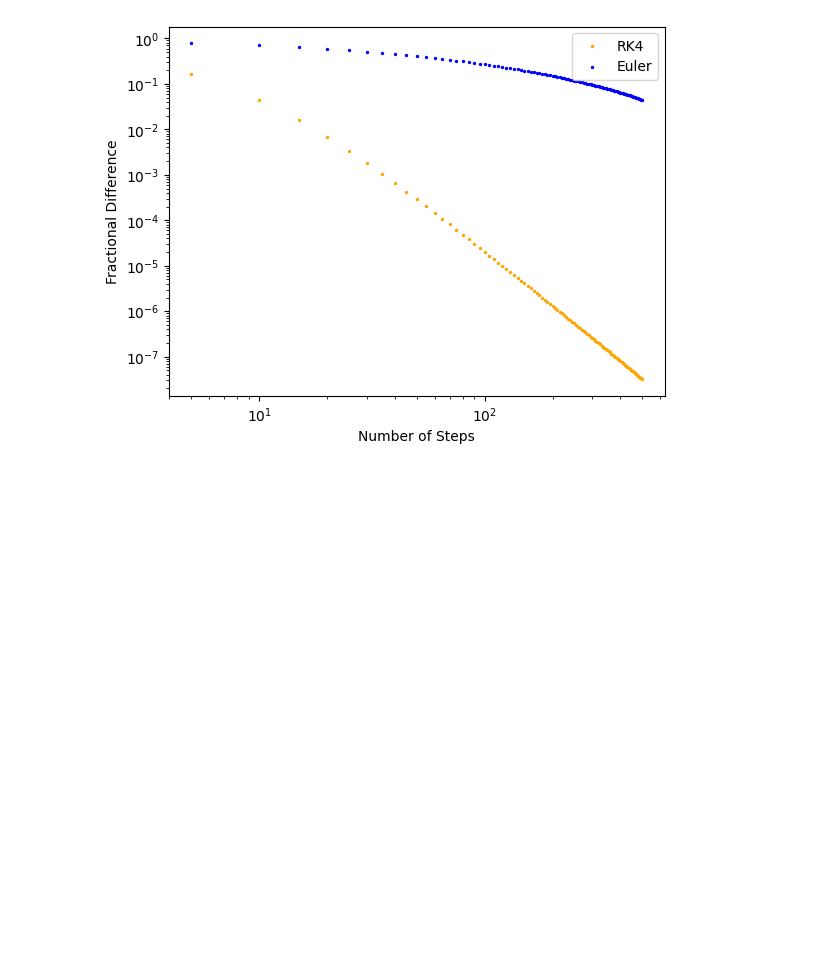
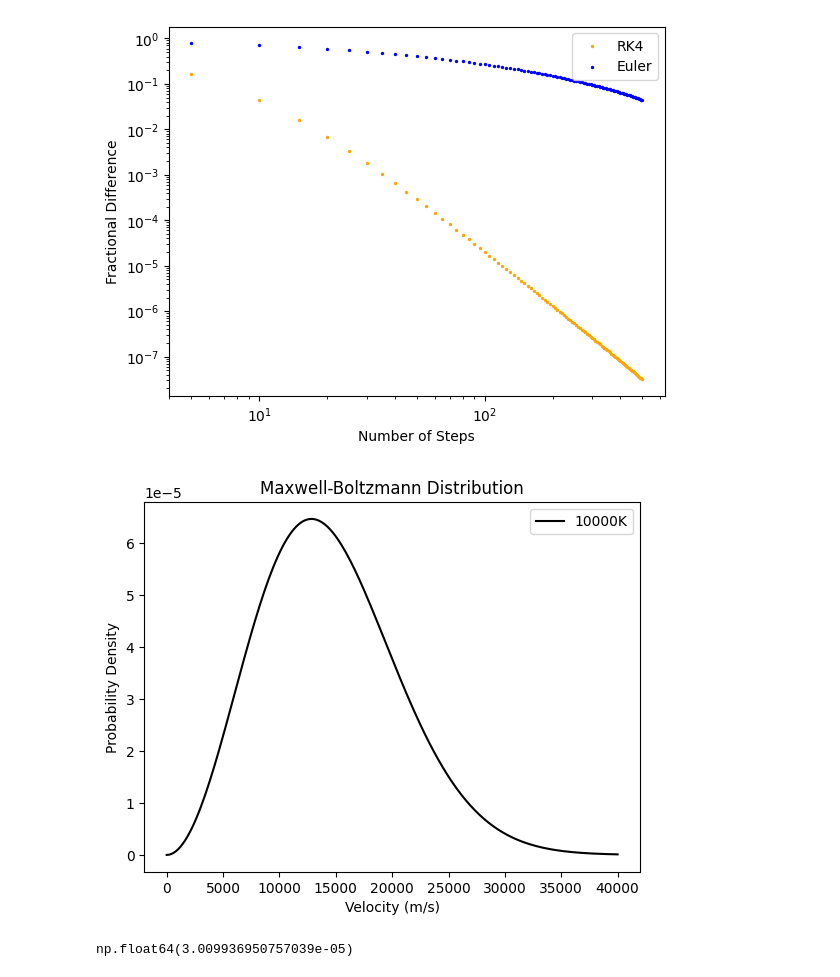
Before and after one commit to Clambert-OU/astr5900, a Jupyter notebook: hw3/hw3.ipynb, the cells around one changed output. Cells and saved outputs as stored; diff of their text form; code cells hidden in the pictures; blank space fills up the shorter version.

```diff
--- a/hw3/hw3.ipynb
+++ b/hw3/hw3.ipynb
@@ -142,3 +142,43 @@ plt.legend()
 plt.savefig('frac_diff')
 # %% [output]
 [figure]
+# %%
+velocities = np.linspace(0,40000,200)
+m_h = 1.6735e-27
+k = 1.38065e-23
+T_star = 10000
+def max_bolt(v, m, T):
+    fv = (m/(2*np.pi*k*T))**(3/2) * 4*np.pi*v**2 * np.exp(-(m*v**2)/(2*k*T))
+    return fv
+# %%
+fv = max_bolt(velocities, m_h, T_star)
+plt.plot(velocities, fv, color='black', label='10000K')
+
+plt.title('Maxwell-Boltzmann Distribution')
+plt.xlabel('Velocity (m/s)')
+plt.ylabel('Probability Density')
+
+plt.legend()
+plt.savefig('MB_star')
+# %% [output]
+[figure, added]
+# %%
+E_12  = 1.63e-18
+v_min = np.sqrt(2*E_12 / m_h)
+
+vel_int = np.linspace(v_min, 1000000, 1000000)
+
+#Integral function by taking height of boxes to avg height of endpoints
+def ymidpoint_int(x, fx):
+    area = 0
+    for i in range(len(x)-1):
+        dx = x[i+1]-x[i]
+        h_i = ( fx[i+1] + fx[i] ) /2
+
+        area += dx * h_i
+
+    return area
+
+ymidpoint_int(vel_int, max_bolt(vel_int, m_h, T_star))
+# %% [output]
+np.float64(3.009936950757039e-05)
```
Also changed, not shown: parts of 5 cells of this notebook, 3 other files.
